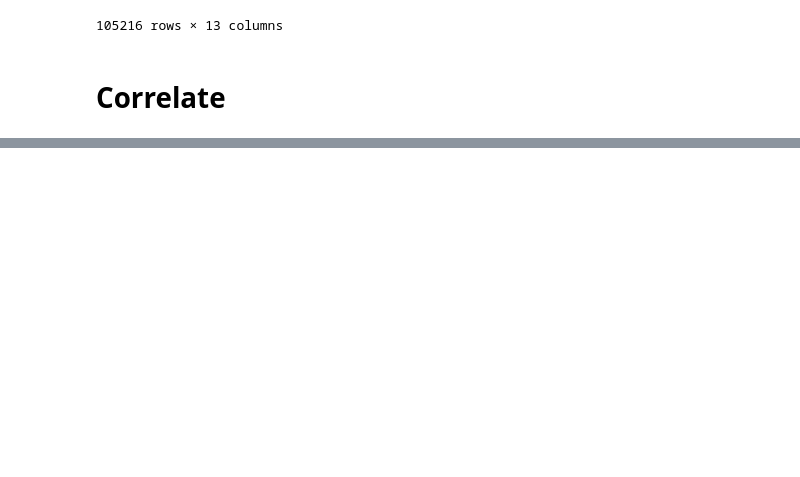
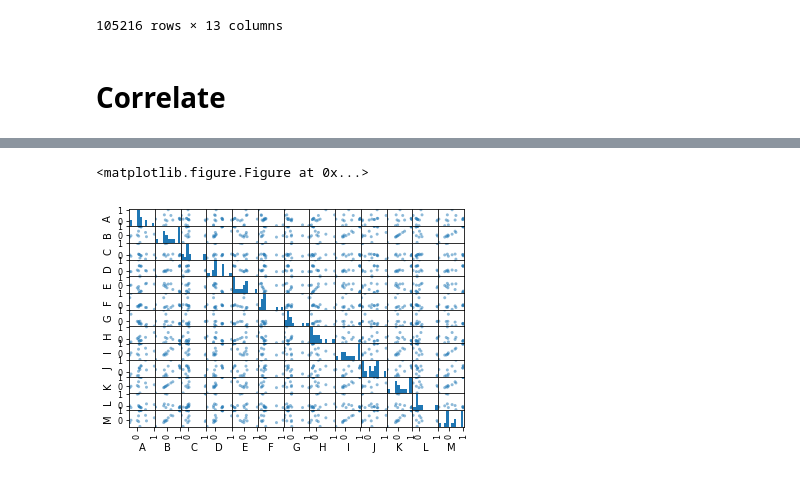
Before and after one commit to mavicreccion/DATAMIN_FinalProject, a Jupyter notebook: correlate_weather_data.ipynb, the cells around one changed output, grey strips where cells are left out. Saved outputs shown, nothing was run; the diff lists cells and outputs as text; code cells hidden in the pictures; blank space fills up the shorter version.

```diff
--- a/correlate_weather_data.ipynb
+++ b/correlate_weather_data.ipynb
@@ -75,0 +96,8 @@ corr.to_csv('corr_weather.csv')
+# %%
+plt.figure(figsize=(500,300))
+scatter_matrix(corr)
+plt.savefig('corr_scatterplot.png')
+plt.show()
+# %% [output]
+<matplotlib.figure.Figure at 0x...>
+[figure, added]
```
Also changed, not shown: parts of 4 cells of this notebook, 3 other files.
